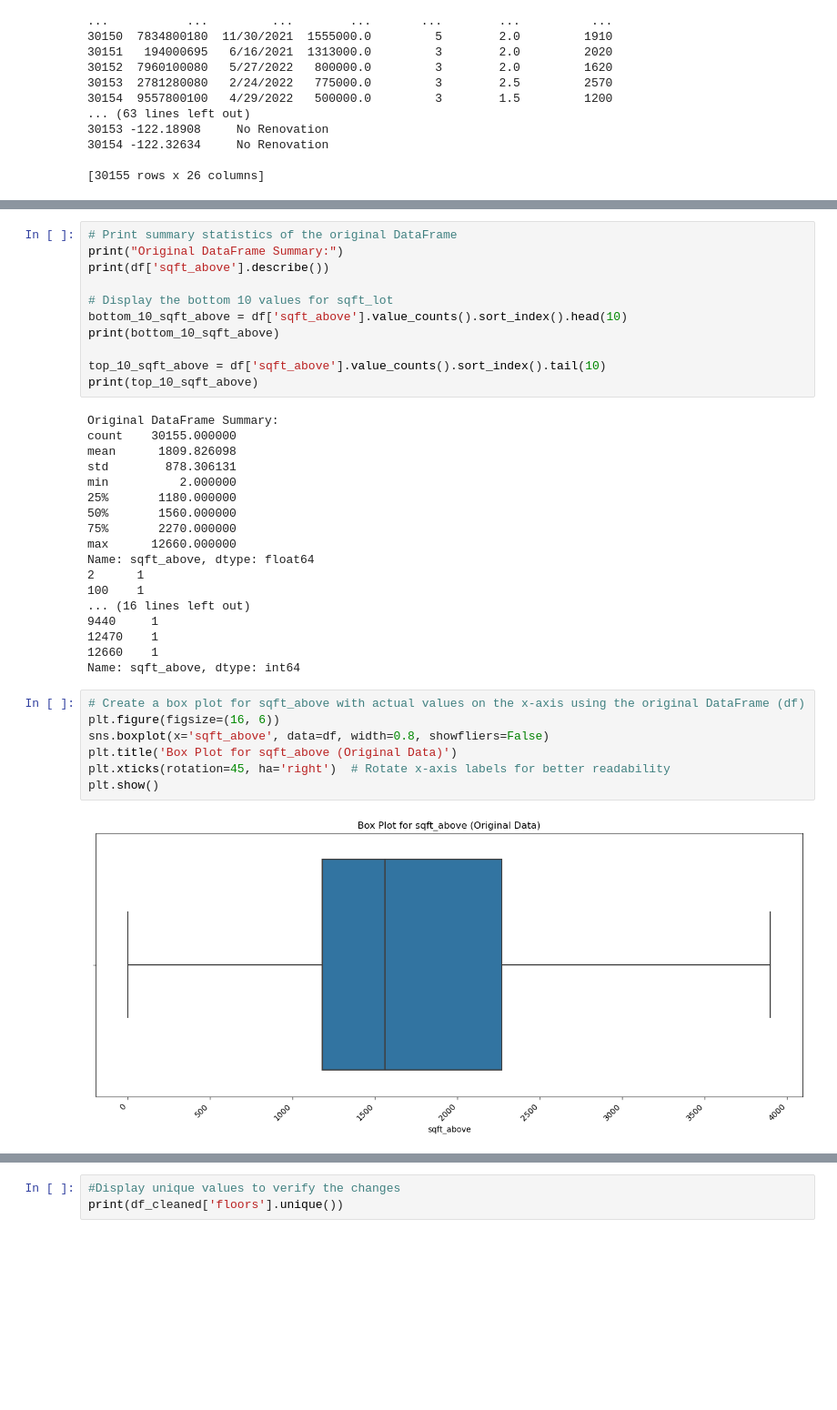
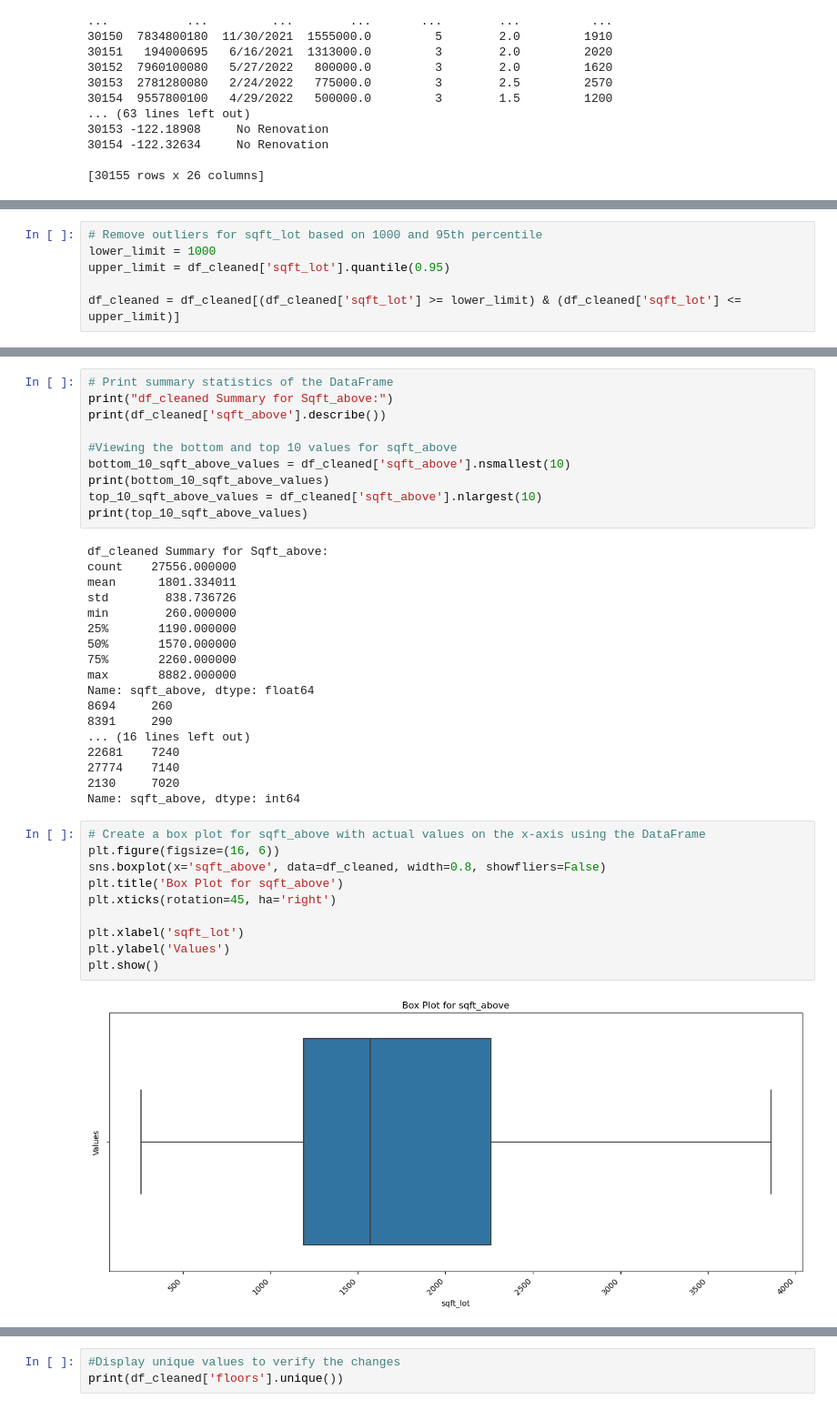
Before and after one commit to jguzzo522/project2house, a Jupyter notebook: housepj2.ipynb, the cells around one changed output, grey strips where cells are left out. Shown at 91% size. Drawn from its saved outputs; the diff is of its cells as text; blank space fills up the shorter version.

```diff
--- a/housepj2.ipynb
+++ b/housepj2.ipynb
@@ -294,2 +369,8 @@ plt.show()
+# %%
+# Remove outliers for sqft_lot based on 1000 and 95th percentile
+lower_limit = 1000
+upper_limit = df_cleaned['sqft_lot'].quantile(0.95)
+
+df_cleaned = df_cleaned[(df_cleaned['sqft_lot'] >= lower_limit) & (df_cleaned['sqft_lot'] <= upper_limit)]
 # %%
 # Print summary statistics of the original DataFrame for sqft_lot
@@ -309,38 +392,40 @@ Name: sqft_lot, dtype: float64
 # %%
-# Print summary statistics of the original DataFrame
-print("Original DataFrame Summary:")
-print(df['sqft_above'].describe())
+# Print summary statistics of the DataFrame
+print("df_cleaned Summary for Sqft_above:")
+print(df_cleaned['sqft_above'].describe())
 
-# Display the bottom 10 values for sqft_lot
-bottom_10_sqft_above = df['sqft_above'].value_counts().sort_index().head(10)
-print(bottom_10_sqft_above)
-
-top_10_sqft_above = df['sqft_above'].value_counts().sort_index().tail(10)
-print(top_10_sqft_above)
+#Viewing the bottom and top 10 values for sqft_above
+bottom_10_sqft_above_values = df_cleaned['sqft_above'].nsmallest(10)
+print(bottom_10_sqft_above_values)
+top_10_sqft_above_values = df_cleaned['sqft_above'].nlargest(10)
+print(top_10_sqft_above_values)
 # %% [output]
-Original DataFrame Summary:
-count    30155.000000
-mean      1809.826098
-std        878.306131
-min          2.000000
-25%       1180.000000
-50%       1560.000000
-75%       2270.000000
-max      12660.000000
+df_cleaned Summary for Sqft_above:
+count    27556.000000
+mean      1801.334011
+std        838.736726
+min        260.000000
+25%       1190.000000
+50%       1570.000000
+75%       2260.000000
+max       8882.000000
 Name: sqft_above, dtype: float64
-2      1
-100    1
+8694     260
+8391     290
 ... (16 lines left out)
-9440     1
-12470    1
-12660    1
+22681    7240
+27774    7140
+2130     7020
 Name: sqft_above, dtype: int64
 # %%
-# Create a box plot for sqft_above with actual values on the x-axis using the original DataFrame (df)
+# Create a box plot for sqft_above with actual values on the x-axis using the DataFrame
 plt.figure(figsize=(16, 6))
-sns.boxplot(x='sqft_above', data=df, width=0.8, showfliers=False)
-plt.title('Box Plot for sqft_above (Original Data)')
-plt.xticks(rotation=45, ha='right')  # Rotate x-axis labels for better readability
+sns.boxplot(x='sqft_above', data=df_cleaned, width=0.8, showfliers=False)
+plt.title('Box Plot for sqft_above')
+plt.xticks(rotation=45, ha='right')
+
+plt.xlabel('sqft_lot')
+plt.ylabel('Values')
 plt.show()
 # %% [output]
-[figure, old version]
+[figure, new version]
```
Also changed, not shown: parts of 138 cells of this notebook.
